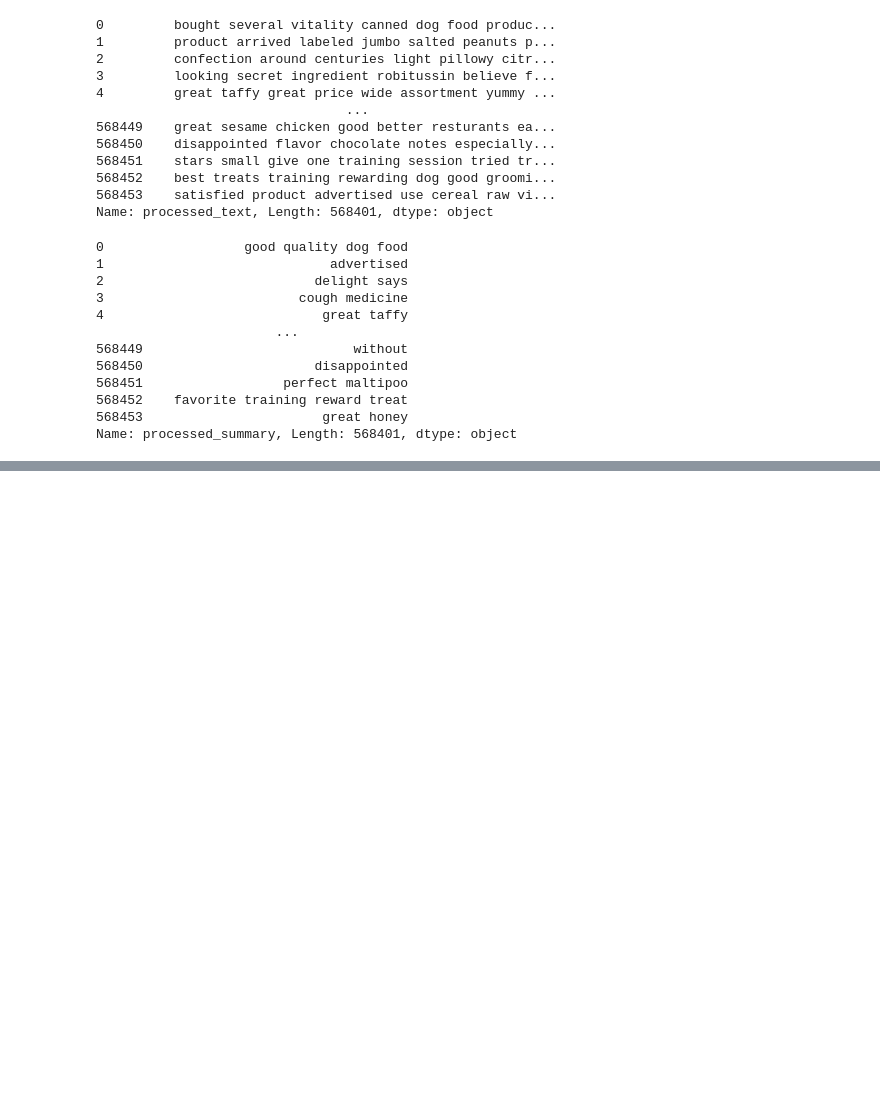
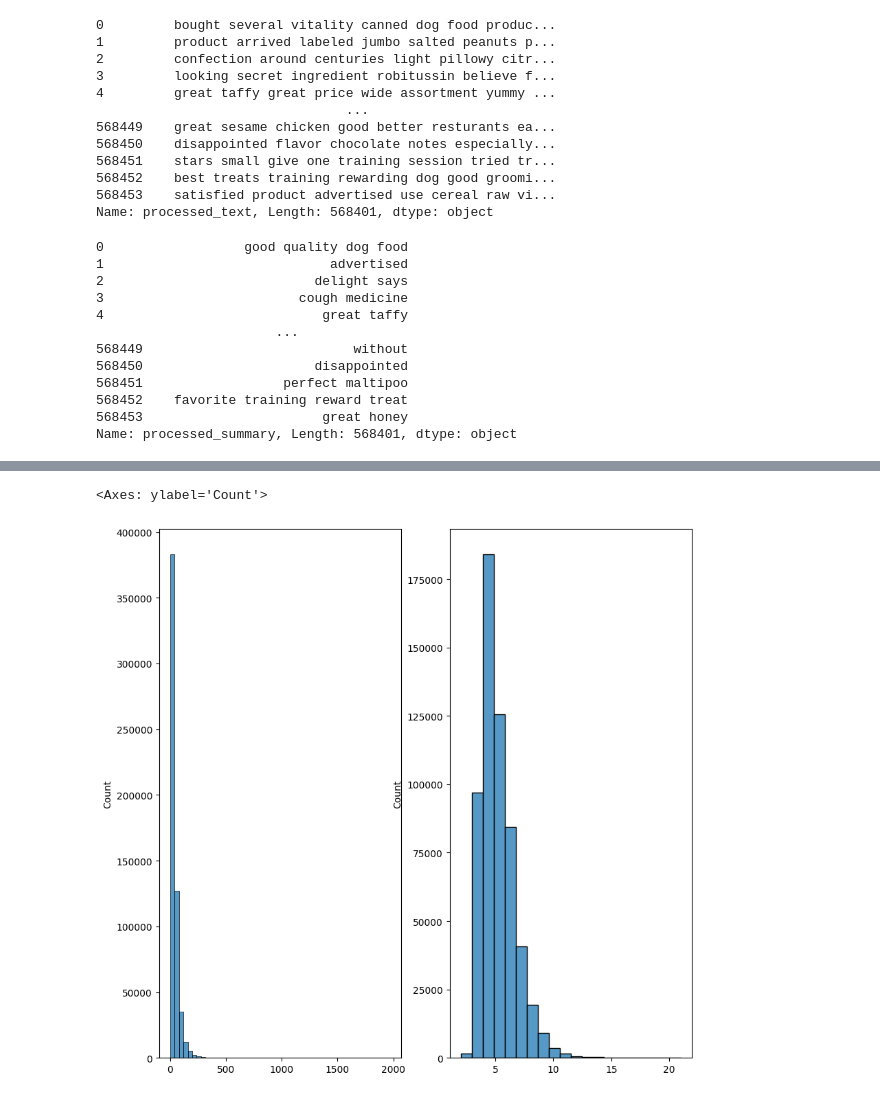
Before and after one commit to ShendreAk/NLP-textSummerization, a Jupyter notebook: txtSummerization.ipynb, the cells around one changed output, grey strips where cells are left out. Drawn from its saved outputs; the diff is of its cells as text; code cells hidden in the pictures; blank space fills up the shorter version.

```diff
--- a/txtSummerization.ipynb
+++ b/txtSummerization.ipynb
@@ -154,3 +156,6 @@ df['processed_summary']
 568452    favorite training reward treat
 568453                       great honey
 Name: processed_summary, Length: 568401, dtype: object
+# %%
+df["processed_summary"] = df["processed_summary"].apply(lambda x: 'sos '+ x + ' eos')
+df["processed_summary"]
@@ -156,0 +175,17 @@ Name: processed_summary, Length: 568401, dtype: object
+# %%
+text_count = []
+summary_count = []
+for i in df['processed_text']:
+  text_count.append(len(i.split()))
+
+for i in df['processed_summary']:
+  summary_count.append(len(i.split()))
+# %%
+plt.figure(figsize=(10,10))
+plt.subplot(121)
+sns.histplot(text_count,bins=50)
+plt.subplot(122)
+sns.histplot(summary_count,bins=20)
+# %% [output]
+<Axes: ylabel='Count'>
+[figure, added]
```
Also changed, not shown: parts of 22 cells of this notebook.
